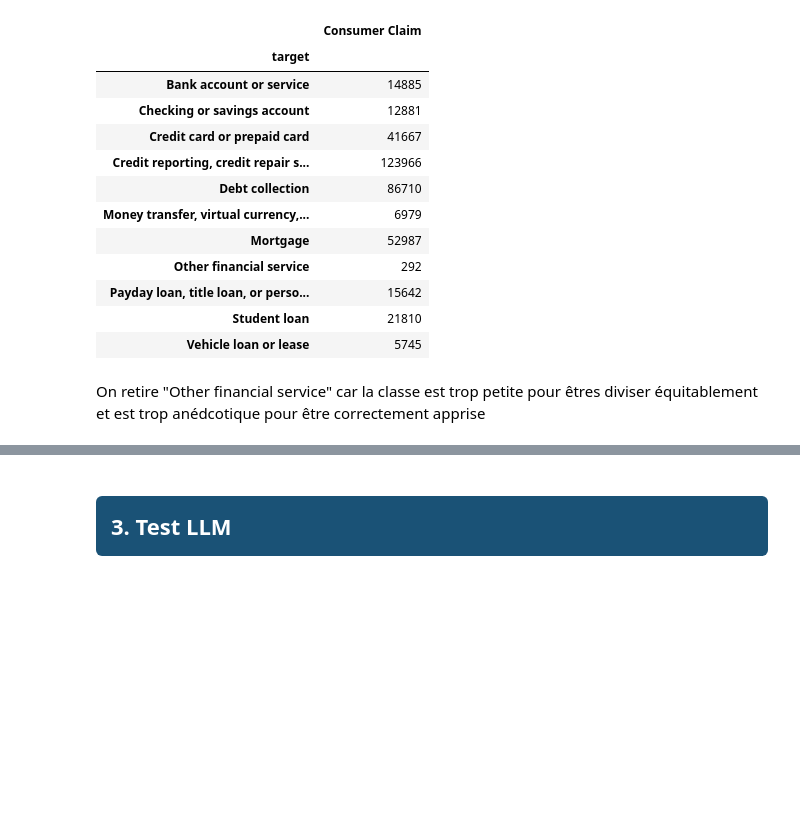
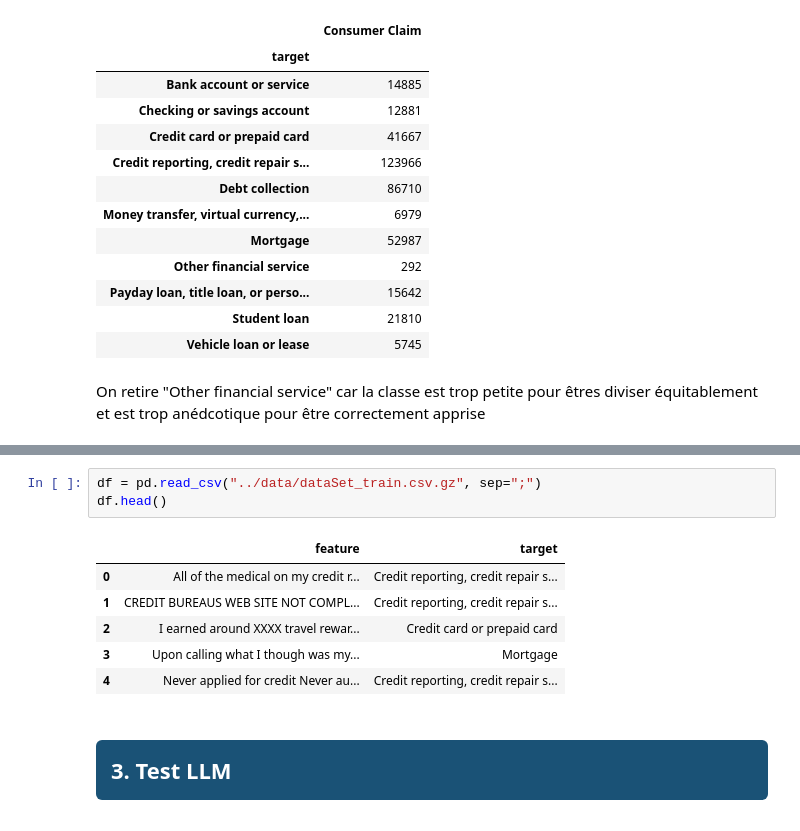
Before and after one commit to GreatTeacherJ/ZenAssist, a Jupyter notebook: src/app/data.ipynb, the cells around one changed output, grey strips where cells are left out. Saved outputs shown, nothing was run; the diff lists cells and outputs as text; blank space fills up the shorter version.

```diff
--- a/src/app/data.ipynb
+++ b/src/app/data.ipynb
@@ -600,3 +615,13 @@ X_train, X_test, y_train, y_test = train_test_split(
+# %%
+df = pd.read_csv("../data/dataSet_train.csv.gz", sep=";")
+df.head()
+# %% [output]
+|  | feature | target |
+| 0 | All of the medical on my credit r... | Credit reporting, credit repair s... |
+| 1 | CREDIT BUREAUS WEB SITE NOT COMPL... | Credit reporting, credit repair s... |
+| 2 | I earned around XXXX travel rewar... | Credit card or prepaid card |
+| 3 | Upon calling what I though was my... | Mortgage |
+| 4 | Never applied for credit Never au... | Credit reporting, credit repair s... |
 # %% [markdown]
 ## <p style="background-color:#1A5276; color:#FFFFFF; padding:15px; border-radius:6px; font-size:22px; font-weight:bold;">3. Test LLM</p>
 # %% [markdown]
```
Also changed, not shown: parts of 10 cells of this notebook, 4 other files.
